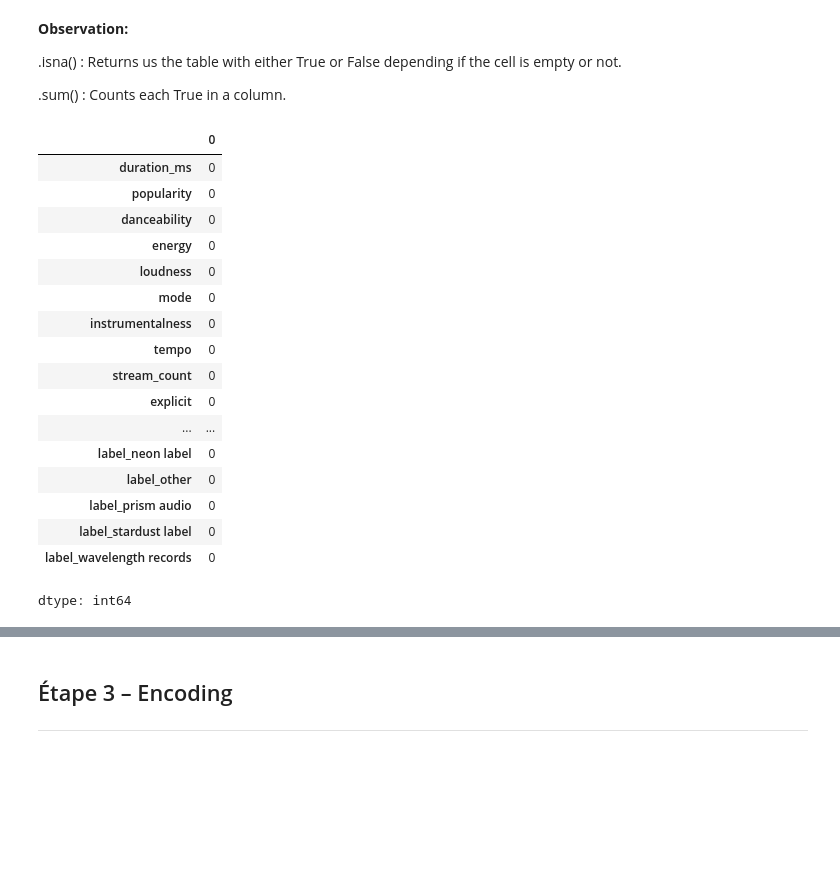
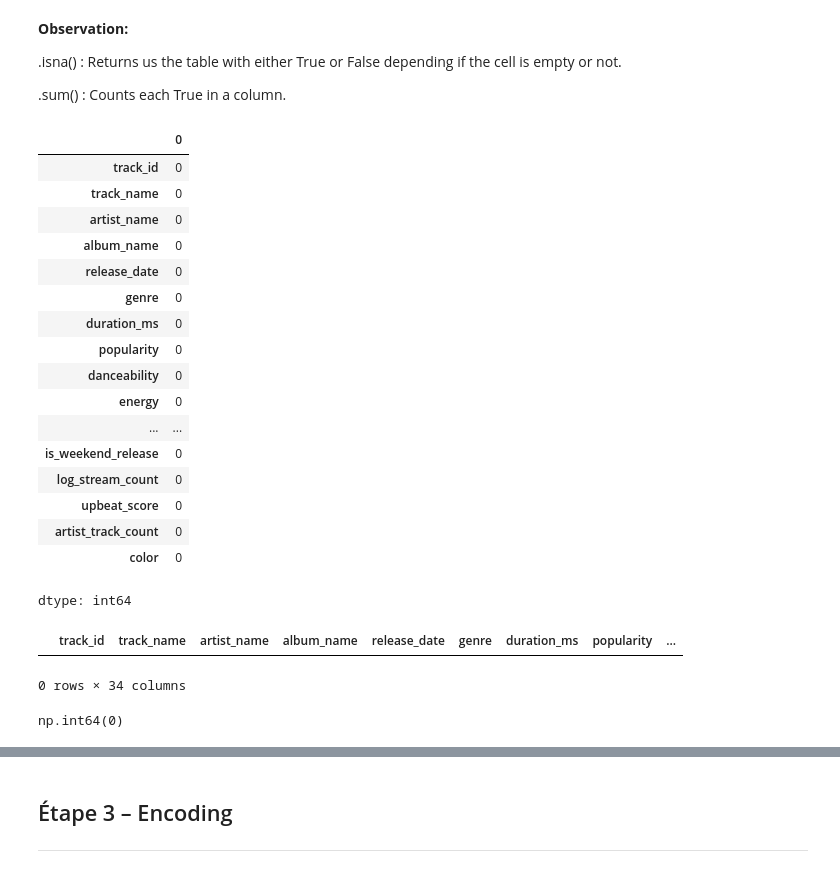
Before and after one commit to Adrien-Rouillon/Machine-learning---SpotifyDB, a Jupyter notebook: Notebooks/Delivrable2.ipynb, the cells around one changed output, grey strips where cells are left out. Drawn from its saved outputs; the diff is of its cells as text; code cells hidden in the pictures; blank space fills up the shorter version.

```diff
--- a/Notebooks/Delivrable2.ipynb
+++ b/Notebooks/Delivrable2.ipynb
@@ -13,7 +13,8 @@ import pandas as pd
 import numpy as np
 import matplotlib.pyplot as plt
 import seaborn as sns
-url = "https://raw.githubusercontent.com/Adrien-Rouillon/Machine-learning---SpotifyDB/refs/heads/main/spotify_artist_streaming_2020_2025.csv?token=GHSAT0AAAAAAEJEI4BSEHGN46V6J254MVZO2W45SUQ"
+
+url = "https://raw.githubusercontent.com/Adrien-Rouillon/Machine-learning---SpotifyDB/refs/heads/main/spotify_artist_streaming_2020_2025.csv?token=GHSAT0AAAAAAEJEI4BSDNVSRBBPDIXECVXG2W6B6LQ"
 df = pd.read_csv(url)
 # %% [markdown]
 Before we need to do any data analysis, we need to mess it up since we chose a perfect dataset.
@@ -158,34 +183,41 @@ dtype: int64
 
 .sum() : Counts each True in a column.
 # %%
+# Droping value that have duration below 30 000 ms and over 900 000 ms.
+df = df[(df['duration_ms'] >= 30000) & (df['duration_ms'] <= 900000)]
+
 # Filling the missing value with the median.
 df = df.fillna(df['duration_ms'].median())
 
 # Droping value that didn't have popularity value.
 df = df.dropna(subset=['popularity'])
 
 # Droping values unknow from danceability.
 df = df[pd.to_numeric(df['danceability'], errors='coerce').notna()]
 
 
-# TODO 3
 df.isna().sum()
 # %% [output]
 |  | 0 |
+| track_id | 0 |
+| track_name | 0 |
+| artist_name | 0 |
+| album_name | 0 |
+| release_date | 0 |
+| genre | 0 |
 | duration_ms | 0 |
 | popularity | 0 |
 | danceability | 0 |
 | energy | 0 |
-| loudness | 0 |
-| mode | 0 |
-| instrumentalness | 0 |
-| tempo | 0 |
-| stream_count | 0 |
-| explicit | 0 |
 | ... | ... |
-| label_neon label | 0 |
-| label_other | 0 |
-| label_prism audio | 0 |
-| label_stardust label | 0 |
-| label_wavelength records | 0 |
+| is_weekend_release | 0 |
+| log_stream_count | 0 |
+| upbeat_score | 0 |
+| artist_track_count | 0 |
+| color | 0 |
 dtype: int64
+# %%
+df[df.duplicated()]
+# %% [output]
+|  | track_id | track_name | artist_name | album_name | release_date | genre | duration_ms | popularity | ... |
+0 rows × 34 columns
@@ -191,0 +226,4 @@ dtype: int64
+# %%
+df.duplicated().sum()
+# %% [output]
+np.int64(0)
```
Also changed, not shown: parts of 18 cells of this notebook.
